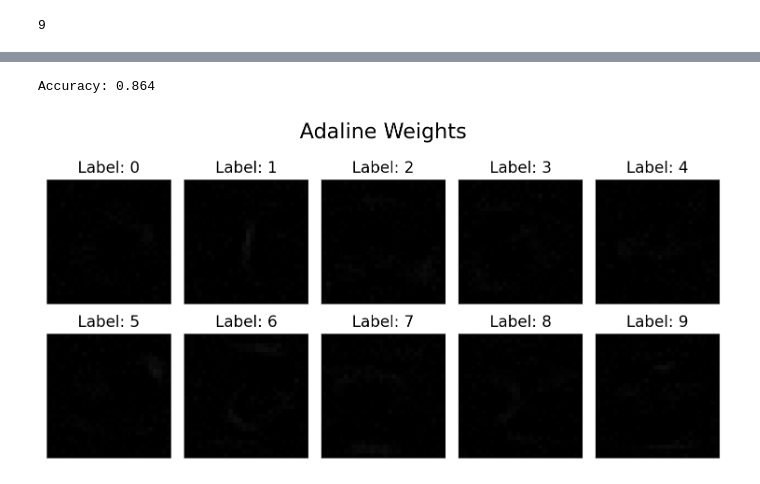
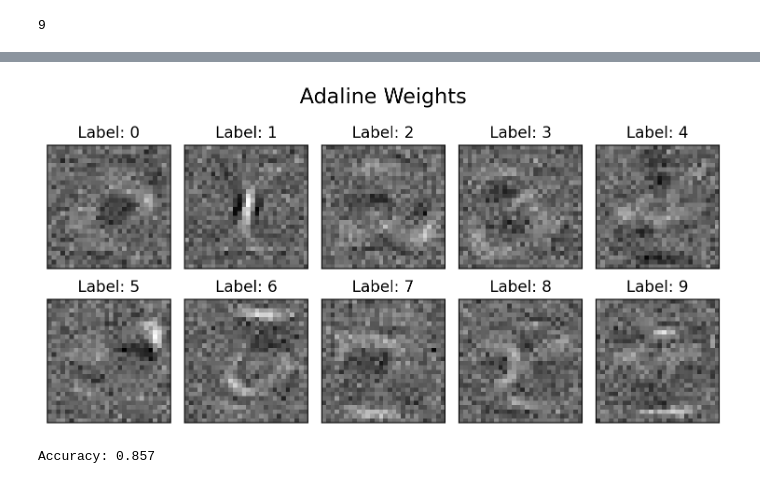
Before and after one commit to lukasGeisseler/Neural_Networks_in_Numpy, a Jupyter notebook: 03_Adaline.ipynb, the cells around one changed output, grey strips where cells are left out. Cells and saved outputs as stored; diff of their text form; code cells hidden in the pictures.

```diff
--- a/03_Adaline.ipynb
+++ b/03_Adaline.ipynb
@@ -74,13 +74,11 @@ def initialize_randn_weights(
         )
 
     rng = np.random.default_rng(seed) if seed else np.random.default_rng()
-    weights = (
+    return (
         rng.normal(loc=mean, scale=std, size=(n_inputs + bias_size))
         if n_classes == 2
         else rng.normal(loc=mean, scale=std, size=(n_classes, n_inputs + bias_size))
     )
-
-    return weights
 
 
 plot_examples(
@@ -131,13 +129,8 @@ def predict(
         )
 
     else:
-        preds = np.zeros(weights.shape[0], dtype=np.float32)
-
-        for i in range(weights.shape[0]):
-            preds[i] = compute_weighted_sum(transformed_image, weights[i], bias_size)
-            # if not backward:
-            #    preds[i] = step_function(preds[i], threshold=threshold)
-
+        # broadcast the multiplication
+        preds = compute_weighted_sum(transformed_image, weights.T, bias_size)
         return np.argmax(preds) if not backward else preds
 
 
@@ -213,0 +145,3 @@ binary_train_images.shape[0]
+# %%
+def mse_loss(y_pred, y_true):
+    return 0.5 * np.mean((y_pred - y_true) ** 2)
@@ -247,17 +261,19 @@ def train_adaline(
             transformed_image = normalize(image, 0, 1).flatten()
 
             # compute the backward pass and update the weights (here 'leaarns' the network)
-            weights, loss = backward_pass(
-                transformed_image, label, weights, learning_rate, bias_size
+            weights, loss, pred = backward_pass(
+                transformed_image,
+                label,
+                weights,
+                learning_rate,
+                bias_size,
+                threshold=0.5,  # set the threshold between min and max
             )
 
             # add the loss
             epoch_loss += loss
 
             # compute the accuracy
-            pred = predict(
-                transformed_image, weights, bias_size, threshold=0.5
-            )  # set the threshold between min and max
             if pred == label:
                 correct_preds += 1
 
@@ -269,9 +285,10 @@ def train_adaline(
         train_metrics["loss"][epoch] = epoch_loss
         train_metrics["accuracy"][epoch] = epoch_accuracy
 
-        print(
-            f"Epoch {epoch}: Loss: {epoch_loss:.4f}, Accuracy: {train_metrics['accuracy'][epoch]:.4f}"
-        )
+        if epoch % (epochs // 10 if epochs >= 10 else 1) == 0 or epoch == epochs - 1:
+            print(
+                f"Epoch {epoch}: Loss: {epoch_loss:.4f}, Accuracy: {train_metrics['accuracy'][epoch]:.4f}"
+            )
     return weights, train_metrics
 # %%
 weights, train_metrics = train_adaline(
@@ -446,24 +425,24 @@ plot_metrics(train_metrics)
-# %%
-accuracy, predictions = eval_adaline(
-    test_images,
-    test_labels,
-    weights,
-    bias_size=1,
-    threshold=0.5,
-)
-
-print(f"Accuracy: {accuracy:.3f}")
-# %% [output]
-Accuracy: 0.864
 # %%
 bias_size = 1
 
 plot_examples(
     [weight[:-bias_size].reshape(28, -1) for weight in weights],
     labels=np.arange(len(weights)),
     fig_title="Adaline Weights",
-    vmin=-0.0,
-    vmax=1,  # 0.05 is the max to see it in a nice plot
+    # vmin=0,
+    # vmax=1, # you can set the min and max values to understand the small amounts of the weights better.
 )
 # %% [output]
-[figure, old version]
+[figure, new version]
+# %%
+accuracy = eval_adaline(
+    test_images,
+    test_labels,
+    weights,
+    bias_size=1,
+    threshold=0.5,
+)
+
+print(f"Accuracy: {accuracy:.3f}")
+# %% [output]
+Accuracy: 0.857
```
Also changed, not shown: parts of 19 cells of this notebook.
